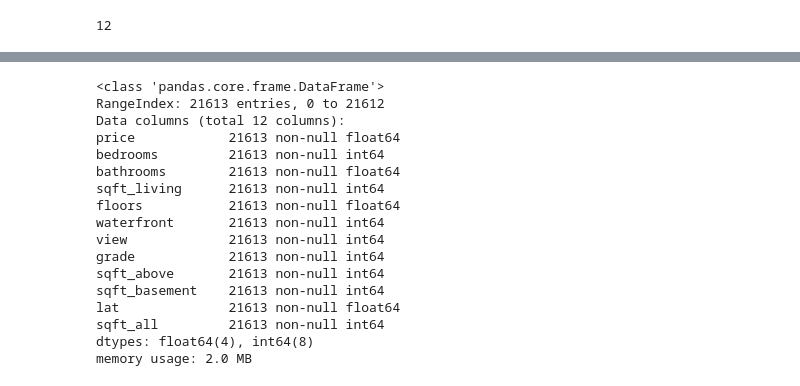
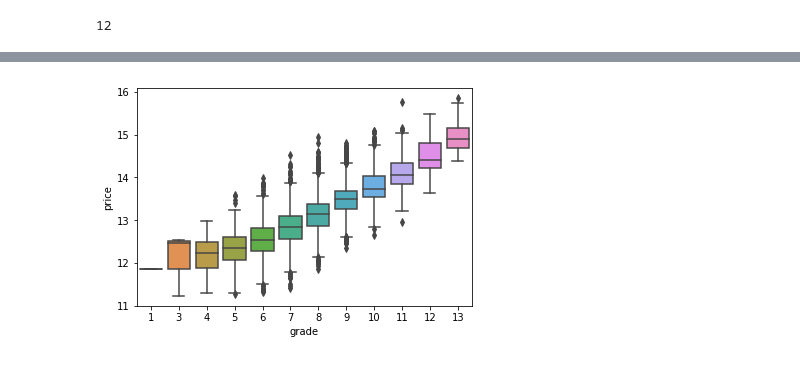
Before and after one commit to podondra/data-preprocessing, a Jupyter notebook: hw3/feature-selection-transformations.ipynb, the cells around one changed output, grey strips where cells are left out. Drawn from its saved outputs; the diff is of its cells as text; code cells hidden in the pictures.

```diff
--- a/hw3/feature-selection-transformations.ipynb
+++ b/hw3/feature-selection-transformations.ipynb
@@ -204,20 +199,5 @@ seaborn.heatmap(pearson.abs(), square=True)
-# %%
-df.info()
-# %% [output]
-<class 'pandas.core.frame.DataFrame'>
-RangeIndex: 21613 entries, 0 to 21612
-Data columns (total 12 columns):
-price            21613 non-null float64
-bedrooms         21613 non-null int64
-bathrooms        21613 non-null float64
-sqft_living      21613 non-null int64
-floors           21613 non-null float64
-waterfront       21613 non-null int64
-view             21613 non-null int64
-grade            21613 non-null int64
-sqft_above       21613 non-null int64
-sqft_basement    21613 non-null int64
-lat              21613 non-null float64
-sqft_all         21613 non-null int64
-dtypes: float64(4), int64(8)
-memory usage: 2.0 MB
+# %%
+# grade will be good fearute
+_ = seaborn.boxplot(x='grade', y='price', data=df)
+# %% [output]
+[figure, added]
```
Also changed, not shown: parts of 18 cells of this notebook.
